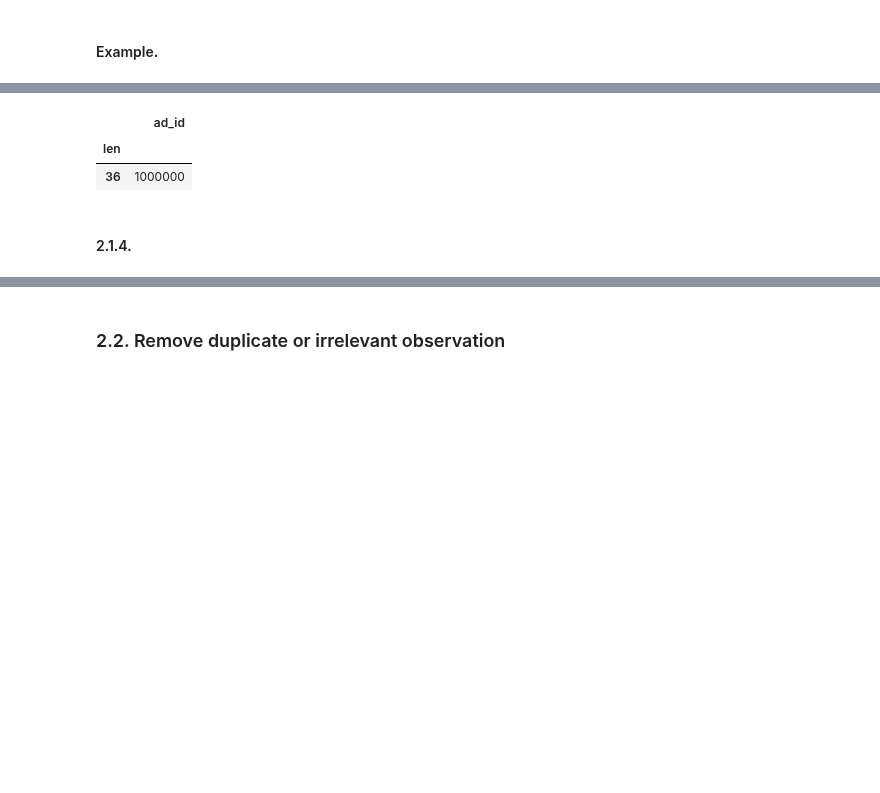
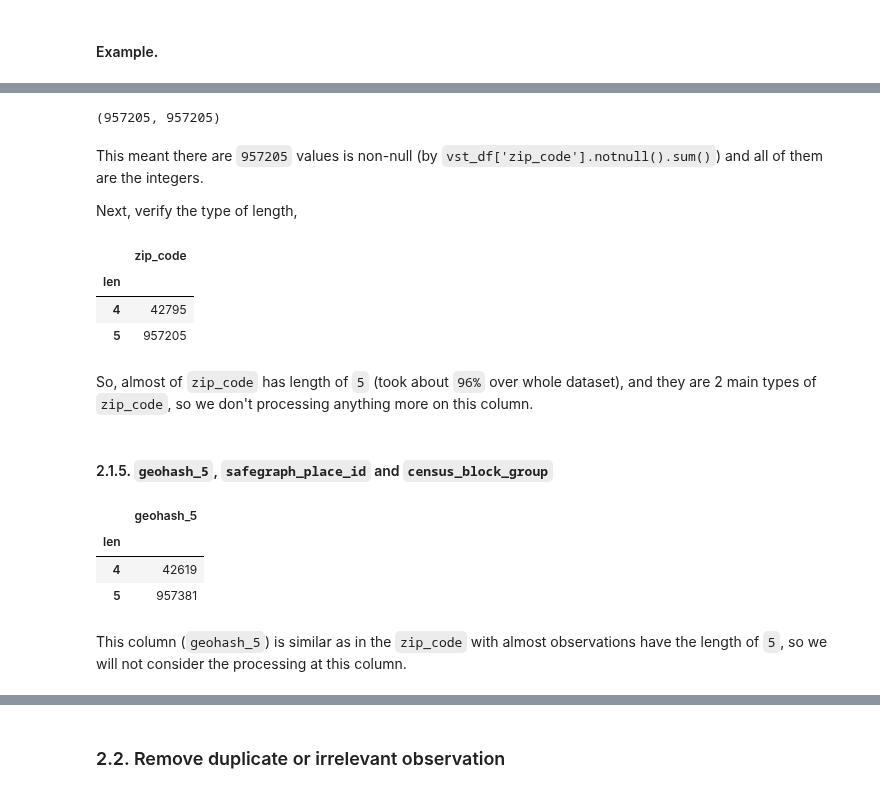
Before and after one commit to NhanDoV/Lectures_notes-teaching-in-VN-, a Jupyter notebook: data_analyst_exercises/Cleaning data/data-visiting.ipynb, the cells around one changed output, grey strips where cells are left out. Saved outputs shown, nothing was run; the diff lists cells and outputs as text; code cells hidden in the pictures; blank space fills up the shorter version.

```diff
--- a/data_analyst_exercises/Cleaning data/data-visiting.ipynb
+++ b/data_analyst_exercises/Cleaning data/data-visiting.ipynb
@@ -420,11 +688,22 @@ In these columns, the structure of `state` must be in short, for example: `tx =
+# %%
+count_int_df(vst_df, 'zip_code')
+# %% [output]
+(957205, 957205)
+# %% [markdown]
+This meant there are `957205` values is non-null (by `vst_df['zip_code'].notnull().sum()`) and all of them are the integers.
+
+Next, verify the type of length,
 # %%
-query = spark.sql("""SELECT length(ad_id) AS len, ad_id
+query = spark.sql("""SELECT length(zip_code) AS len, zip_code
                      FROM visiting
                   """)
 query.toPandas().groupby('len').count()
 # %% [output]
-|  | ad_id |
+|  | zip_code |
 | len |  |
-| 36 | 1000000 |
+| 4 | 42795 |
+| 5 | 957205 |
+# %% [markdown]
+So, almost of `zip_code` has length of `5` (took about `96%` over whole dataset), and they are 2 main types of `zip_code`, so we don't processing anything more on this column.
 # %% [markdown]
-#### 2.1.4.
+#### 2.1.5. `geohash_5`, `safegraph_place_id` and `census_block_group`
@@ -432,0 +710,12 @@ sub_df = vst_df[['ad_id', 'id_type']]
+# %%
+query = spark.sql("""SELECT length(geohash_5) AS len, geohash_5
+                     FROM visiting
+                  """)
+query.toPandas().groupby('len').count()
+# %% [output]
+|  | geohash_5 |
+| len |  |
+| 4 | 42619 |
+| 5 | 957381 |
+# %% [markdown]
+This column (`geohash_5`) is similar as in the `zip_code` with almost observations have the length of `5`, so we will not consider the processing at this column.
```
Also changed, not shown: parts of 52 cells of this notebook.
